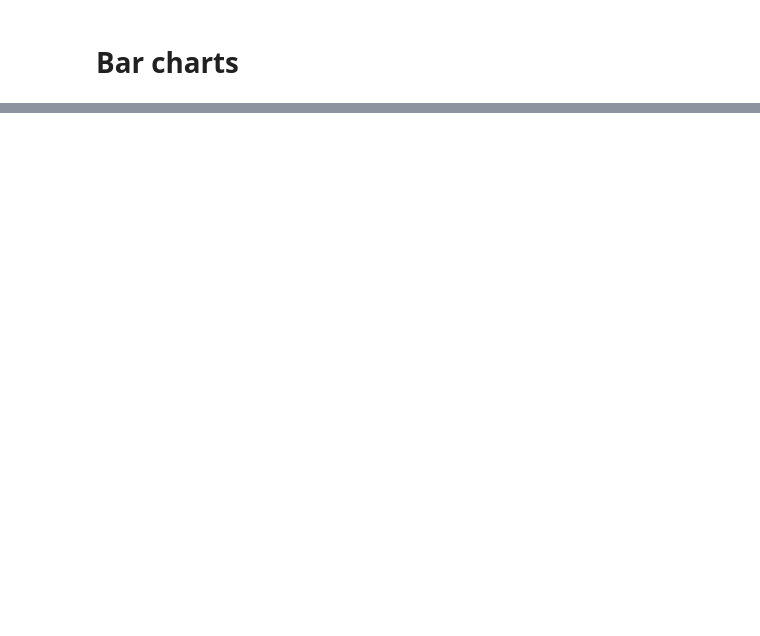
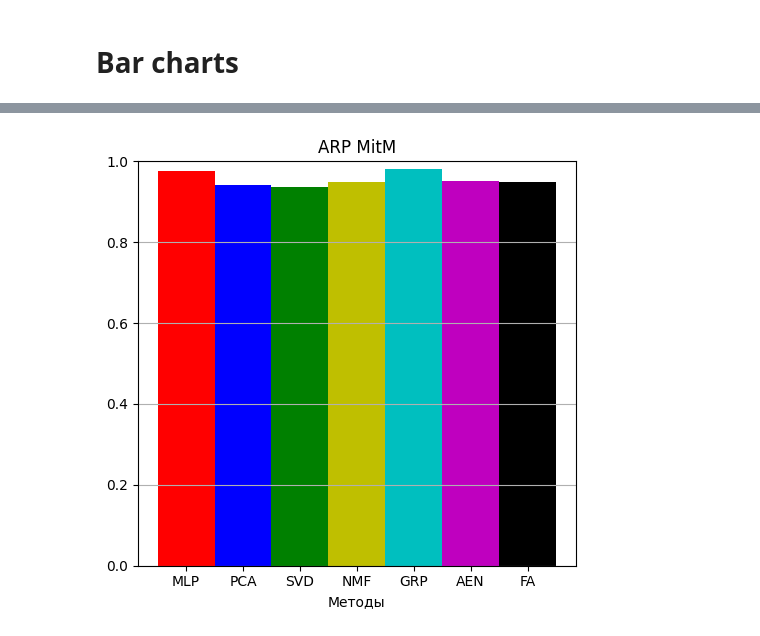
Before and after one commit to av-troshin77/computer_network_anomaly, a Jupyter notebook: Bar_charts.ipynb, the cells around one changed output, grey strips where cells are left out. Cells and saved outputs as stored; diff of their text form; code cells hidden in the pictures; blank space fills up the shorter version.

```diff
--- a/Bar_charts.ipynb
+++ b/Bar_charts.ipynb
@@ -49,2 +79,6 @@ color_bar_plot(0)
+# %%
+color_bar_plot(attack='ARP MitM', metric='AP')
+# %% [output]
+[figure, added]
 # %%
 # plot black-white bars
```
Also changed, not shown: parts of 13 cells of this notebook, 6 other files.
